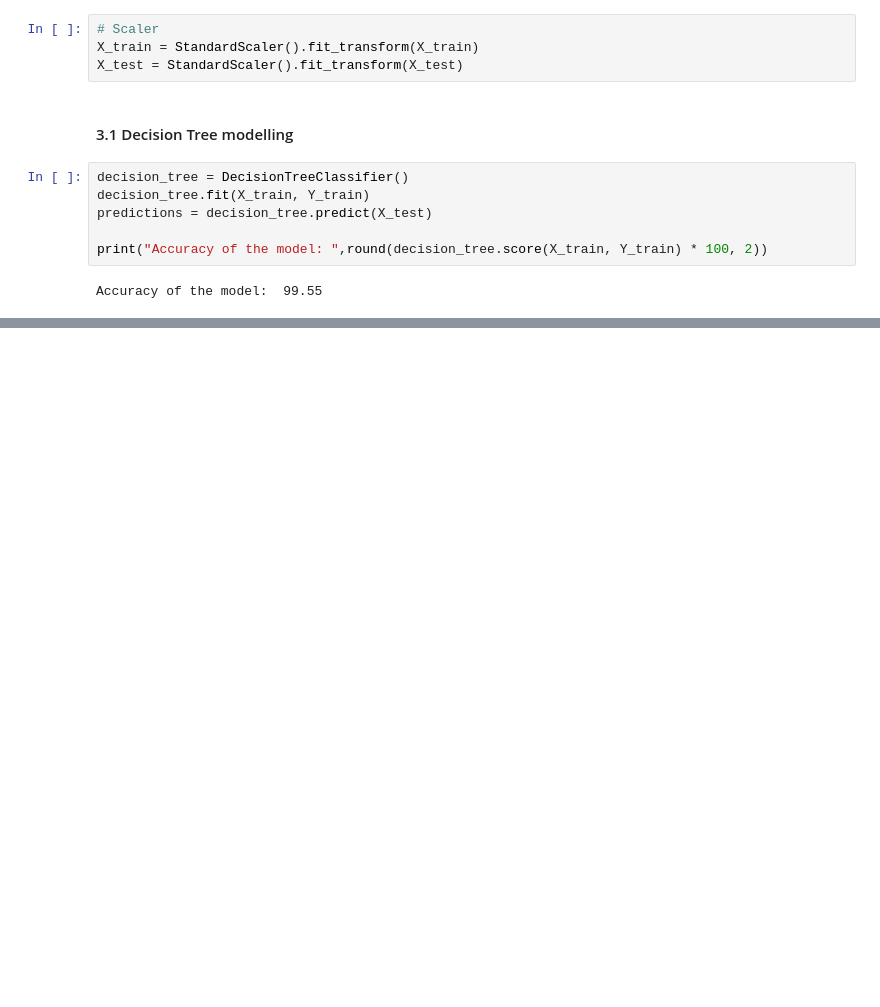
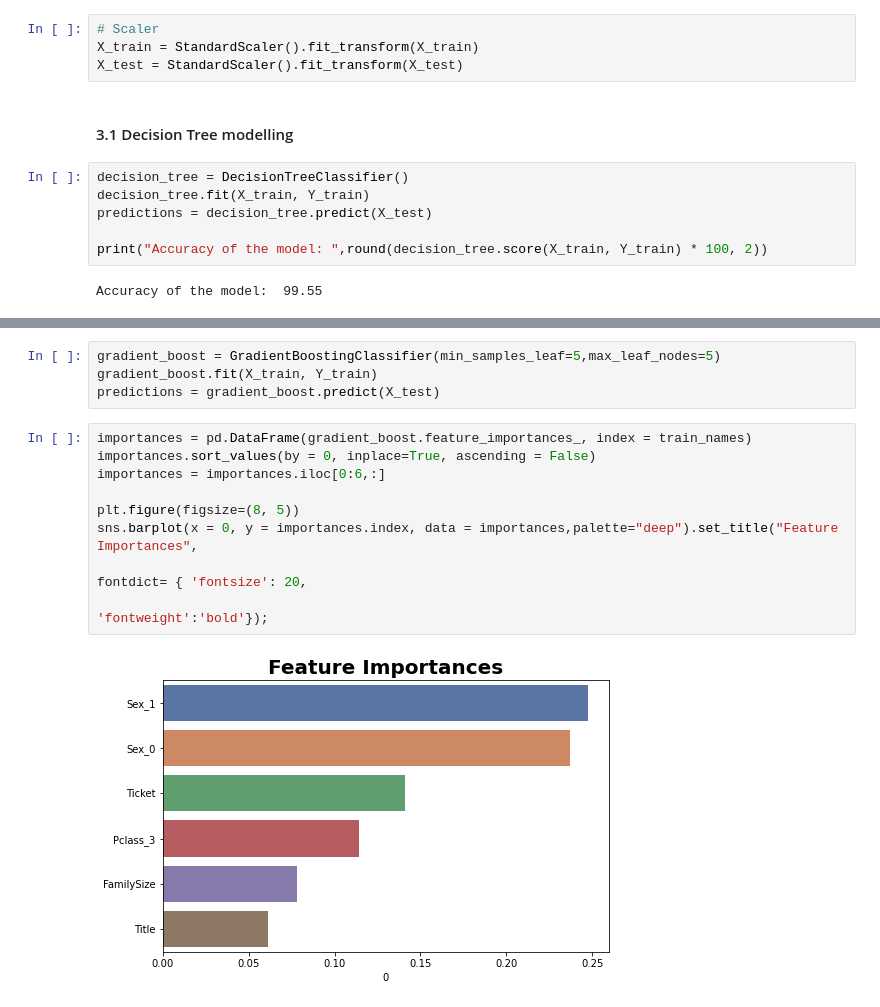
Before and after one commit to rida2689/Titanic_data, a Jupyter notebook: Titanic_ML.ipynb, the cells around one changed output, grey strips where cells are left out. Cells and saved outputs as stored; diff of their text form; blank space fills up the shorter version.

```diff
--- a/Titanic_ML.ipynb
+++ b/Titanic_ML.ipynb
@@ -525,0 +665,15 @@ Your submission was successfully saved!
+# %%
+gradient_boost = GradientBoostingClassifier(min_samples_leaf=5,max_leaf_nodes=5)
+gradient_boost.fit(X_train, Y_train)
+predictions = gradient_boost.predict(X_test)
+# %%
+importances = pd.DataFrame(gradient_boost.feature_importances_, index = train_names)
+importances.sort_values(by = 0, inplace=True, ascending = False)
+importances = importances.iloc[0:6,:]
+
+plt.figure(figsize=(8, 5))
+sns.barplot(x = 0, y = importances.index, data = importances,palette="deep").set_title("Feature Importances",
+                                                                                        fontdict= { 'fontsize': 20,
+                                                                                                    'fontweight':'bold'});
+# %% [output]
+[figure, added]
```
Also changed, not shown: parts of 27 cells of this notebook.
